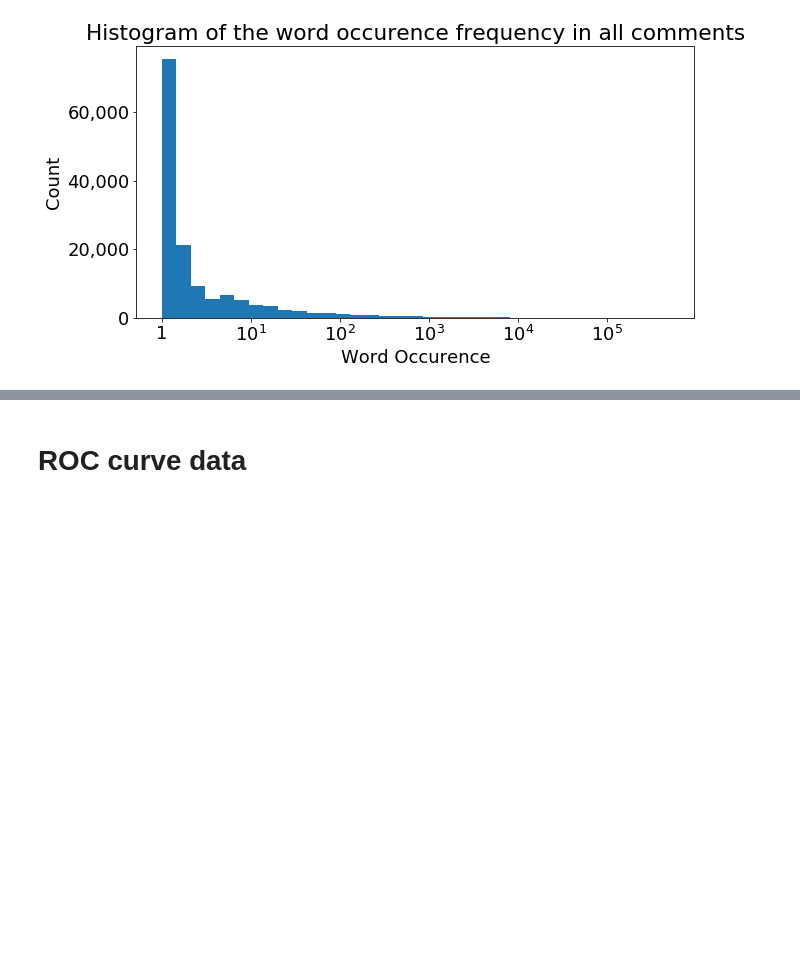
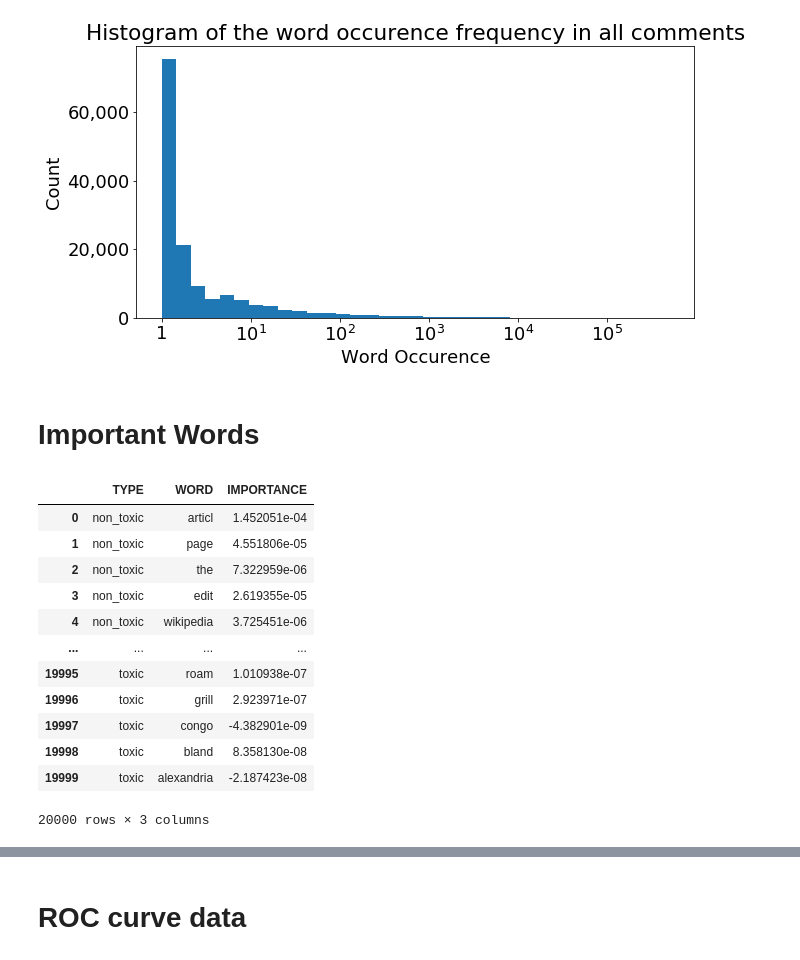
Before and after one commit to deprekate/CS273A-project, a Jupyter notebook: jupyter/plots_for_writeup.ipynb, the cells around one changed output, grey strips where cells are left out. Drawn from its saved outputs; the diff is of its cells as text; code cells hidden in the pictures; blank space fills up the shorter version.

```diff
--- a/jupyter/plots_for_writeup.ipynb
+++ b/jupyter/plots_for_writeup.ipynb
@@ -84,3 +84,22 @@ ax.set_yticklabels(['{:,}'.format(int(x)) for x in ax.get_yticks().tolist()]);
 #ax.set_yscale('log')
 # %% [output]
 [figure]
+# %% [markdown]
+# Important Words
+# %%
+imp_tox = pd.read_csv('../importances/new/importance_scores_toxic.tsv',header=None,sep='\t')
+imp_tox.columns = ['TYPE', 'WORD', 'IMPORTANCE']
+# %% [output]
+|  | TYPE | WORD | IMPORTANCE |
+| 0 | non_toxic | articl | 1.452051e-04 |
+| 1 | non_toxic | page | 4.551806e-05 |
+| 2 | non_toxic | the | 7.322959e-06 |
+| 3 | non_toxic | edit | 2.619355e-05 |
+| 4 | non_toxic | wikipedia | 3.725451e-06 |
+| ... | ... | ... | ... |
+| 19995 | toxic | roam | 1.010938e-07 |
+| 19996 | toxic | grill | 2.923971e-07 |
+| 19997 | toxic | congo | -4.382901e-09 |
+| 19998 | toxic | bland | 8.358130e-08 |
+| 19999 | toxic | alexandria | -2.187423e-08 |
+20000 rows × 3 columns
```
Also changed, not shown: parts of 3 cells of this notebook.
